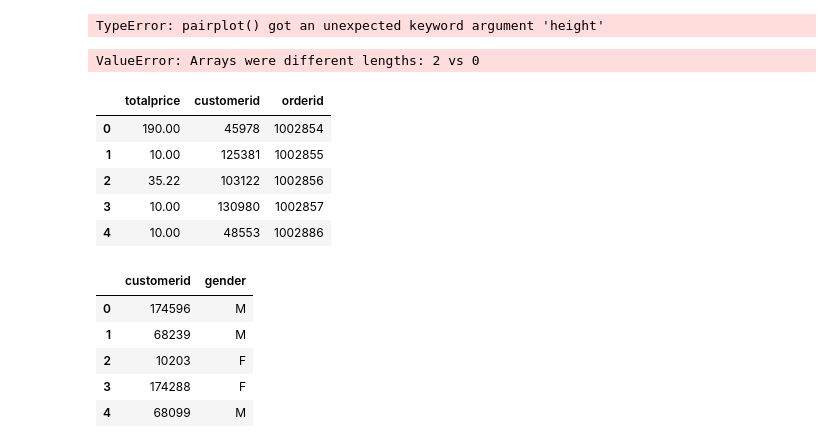
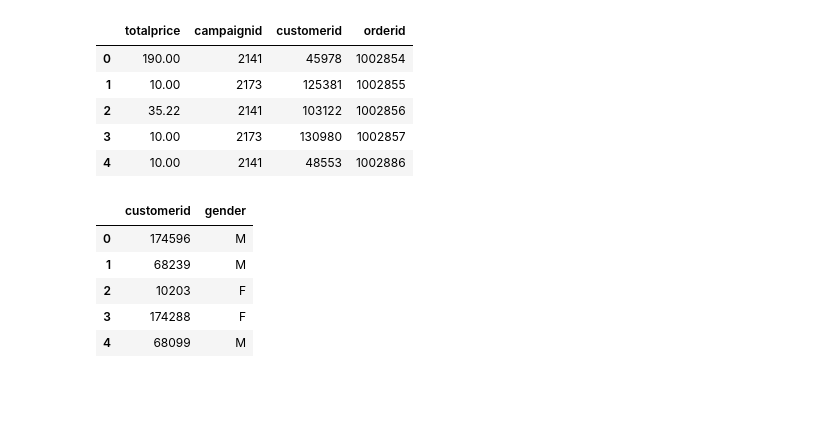
Before and after one commit to MariuszWroc/dataScience, a Jupyter notebook: data science - projekt.ipynb, the cells around one changed output. Saved outputs shown, nothing was run; the diff lists cells and outputs as text; code cells hidden in the pictures; blank space fills up the shorter version.

```diff
--- a/data science - projekt.ipynb
+++ b/data science - projekt.ipynb
@@ -78,4 +58,0 @@ sns.set()
-# %%
-sns.pairplot(onlyThreecities, hue='city', height=1.5);
-# %% [output]
-TypeError: pairplot() got an unexpected keyword argument 'height'
@@ -87,21 +59,14 @@ corr = onlyThreecities.corr()
-# %%
-# plot the heatmap
-sns.heatmap(corr,
-        xticklabels=corr.columns,
-        yticklabels=corr.columns)
-# %% [output]
-ValueError: Arrays were different lengths: 2 vs 0
 # %%
-ordersSelect = '''SELECT totalprice, customerid,orderid from orders '''
+ordersSelect = '''SELECT totalprice, campaignid, customerid, orderid from orders '''
 orders = pd.read_sql_query(ordersSelect, dbConnection)
 orders.head()
 # %% [output]
-|  | totalprice | customerid | orderid |
-| 0 | 190.00 | 45978 | 1002854 |
-| 1 | 10.00 | 125381 | 1002855 |
-| 2 | 35.22 | 103122 | 1002856 |
-| 3 | 10.00 | 130980 | 1002857 |
-| 4 | 10.00 | 48553 | 1002886 |
+|  | totalprice | campaignid | customerid | orderid |
+| 0 | 190.00 | 2141 | 45978 | 1002854 |
+| 1 | 10.00 | 2173 | 125381 | 1002855 |
+| 2 | 35.22 | 2141 | 103122 | 1002856 |
+| 3 | 10.00 | 2173 | 130980 | 1002857 |
+| 4 | 10.00 | 2141 | 48553 | 1002886 |
 # %%
 customersSelect = '''SELECT customerid, gender from customers '''
 customers = pd.read_sql_query(customersSelect, dbConnection)
```
Also changed, not shown: parts of 22 cells of this notebook.
